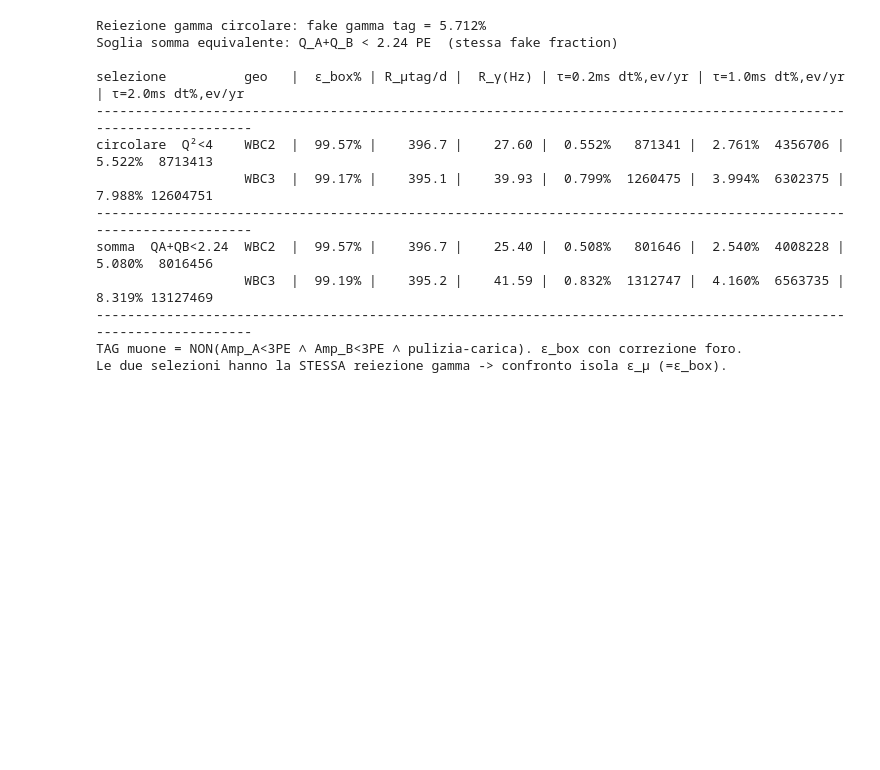
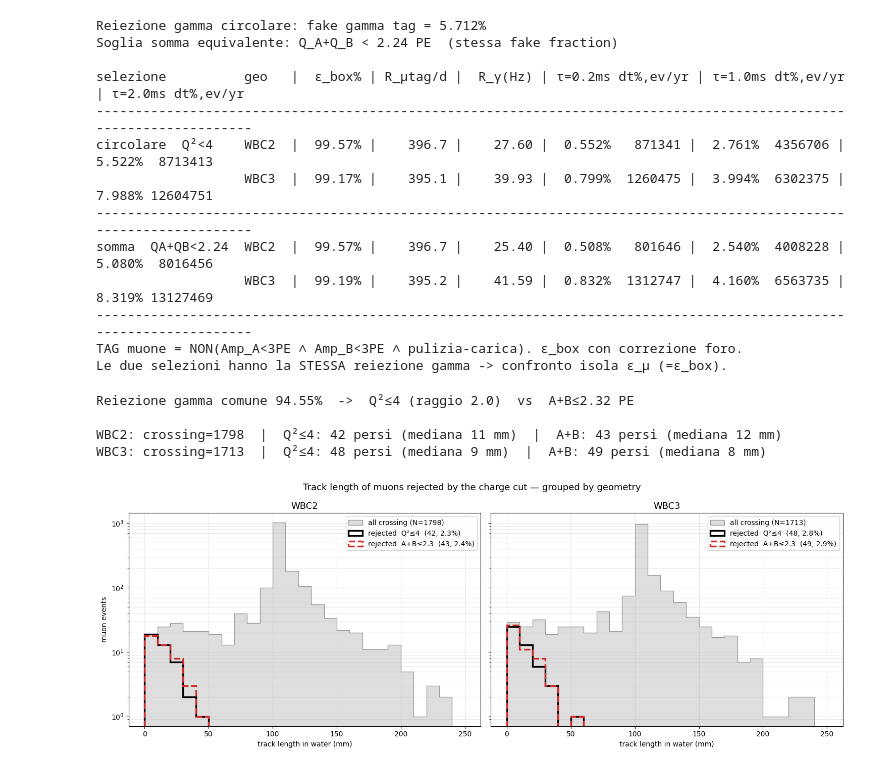
Before and after one commit to CUPID-NMV/Testbeam2026_WC, a Jupyter notebook: Analysis_script_background/Background_final.ipynb, the cells around one changed output. Drawn from its saved outputs; the diff is of its cells as text; code cells hidden in the pictures; blank space fills up the shorter version.

```diff
--- a/Analysis_script_background/Background_final.ipynb
+++ b/Analysis_script_background/Background_final.ipynb
@@ -780,3 +780,54 @@ somma  QA+QB<2.24  WBC2  |  99.57% |    396.7 |    25.40 |  0.508%   801646 |  2
 --------------------------------------------------------------------------------------------------------------------
 TAG muone = NON(Amp_A<3PE ∧ Amp_B<3PE ∧ pulizia-carica). ε_box con correzione foro.
 Le due selezioni hanno la STESSA reiezione gamma -> confronto isola ε_μ (=ε_box).
+# %%
+# ============================================================
+# LUNGHEZZA TRACCIA dei muoni RIGETTATI — raggruppati per GEOMETRIA
+#   Due pannelli (WBC2 | WBC3). In ognuno: muoni persi dal taglio Q²≤4
+#   e dal taglio A+B (tarato alla stessa reiezione gamma), + riferimento
+#   di tutti i muoni che attraversano. Mostra che i due tagli, per ogni
+#   geometria, perdono gli STESSI muoni (tracce corte / radenti).
+# ============================================================
+R2_CUT = 4.0
+# soglia somma tarata alla stessa reiezione gamma del Q²≤4
+def _grej_circ(): return np.mean([((RESULTS_GEO[g]["gamma"]["a"]**2+RESULTS_GEO[g]["gamma"]["b"]**2)<=R2_CUT).mean() for g in GEO])
+def _grej_sum(S): return np.mean([((RESULTS_GEO[g]["gamma"]["a"]+RESULTS_GEO[g]["gamma"]["b"])<=S).mean() for g in GEO])
+_tgt=_grej_circ(); _Sg=np.linspace(0.5,6,400)
+SUM_CUT=_Sg[np.argmin([abs(_grej_sum(S)-_tgt) for S in _Sg])]
+print(f"Reiezione gamma comune {100*_tgt:.2f}%  ->  Q²≤{R2_CUT:.0f} (raggio {R2_CUT**0.5:.1f})  vs  A+B≤{SUM_CUT:.2f} PE\n")
+
+Lbins=np.linspace(0,250,26)
+fig, axes = plt.subplots(1, 2, figsize=(15, 5.5), sharey=True)
+fig.suptitle("Track length of muons rejected by the charge cut — grouped by geometry", fontsize=13)
+for ax, g in zip(axes, GEO):
+    gc=GEO[g]
+    with uproot.open(os.path.join(DATA_DIR, f"sim_{gc['tag']}_mu_lngs_X0mm_Y0mm_Th0deg.root")) as fh:
+        trackl = fh["Eventi"]["TrackL_water_mm"].array(library="np")
+        eid = fh["Fotoni"]["EventID"].array(library="np")
+    uev=np.sort(np.unique(eid)).astype(int)
+    a=RESULTS_GEO[g]["mu_lngs"]["a"]; b=RESULTS_GEO[g]["mu_lngs"]["b"]
+    af=np.zeros(len(trackl)); bf=np.zeros(len(trackl)); af[uev]=a; bf[uev]=b
+    cross=trackl>0
+    L_all=trackl[cross]
+    L_q2 =trackl[cross & ((af**2+bf**2)<=R2_CUT)]
+    L_sum=trackl[cross & ((af+bf)<=SUM_CUT)]
+    ax.hist(L_all,bins=Lbins,histtype="stepfilled",color="lightgray",edgecolor="gray",lw=1.0,alpha=0.75,
+            label=f"all crossing (N={len(L_all)})")
+    ax.hist(L_q2, bins=Lbins,histtype="step",lw=2.4,color="black",
+            label=f"rejected  Q²≤4  ({len(L_q2)}, {100*len(L_q2)/len(L_all):.1f}%)")
+    ax.hist(L_sum,bins=Lbins,histtype="step",lw=2.4,color="#d62728",ls="--",
+            label=f"rejected  A+B≤{SUM_CUT:.1f}  ({len(L_sum)}, {100*len(L_sum)/len(L_all):.1f}%)")
+    ax.set_yscale("log"); ax.set_xlabel("track length in water (mm)")
+    ax.set_title(f"{g}", fontsize=13)
+    ax.grid(True, alpha=0.3, which="both"); ax.legend(fontsize=10)
+    print(f"{g}: crossing={len(L_all)}  |  Q²≤4: {len(L_q2)} persi (mediana {np.median(L_q2):.0f} mm)  "
+          f"|  A+B: {len(L_sum)} persi (mediana {np.median(L_sum):.0f} mm)")
+axes[0].set_ylabel("muon events")
+plt.tight_layout()
+fig.savefig(os.path.join(OUTPUT_DIR,"tracklength_rejected_muons_bygeom.pdf"),bbox_inches="tight"); plt.show()
+# %% [output]
+Reiezione gamma comune 94.55%  ->  Q²≤4 (raggio 2.0)  vs  A+B≤2.32 PE
+
+WBC2: crossing=1798  |  Q²≤4: 42 persi (mediana 11 mm)  |  A+B: 43 persi (mediana 12 mm)
+WBC3: crossing=1713  |  Q²≤4: 48 persi (mediana 9 mm)  |  A+B: 49 persi (mediana 8 mm)
+[figure, added]
```
Also changed, not shown: parts of 1 cell of this notebook, 28 other files.
